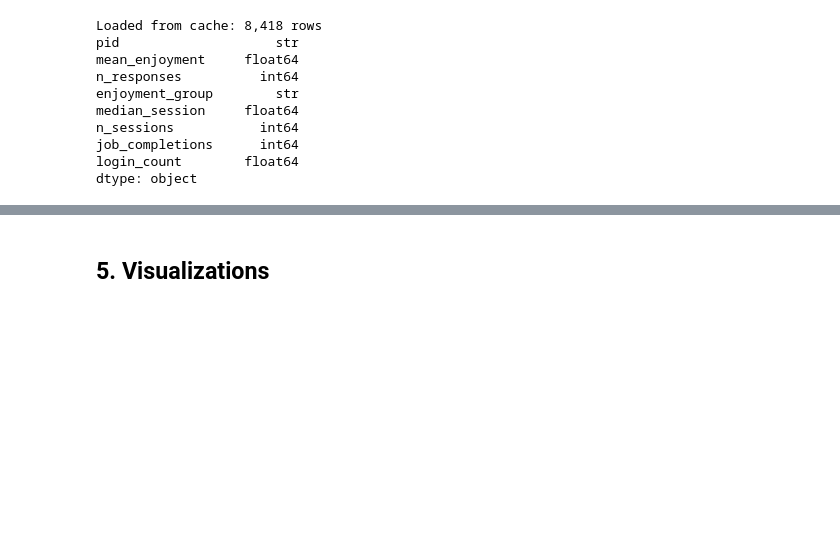
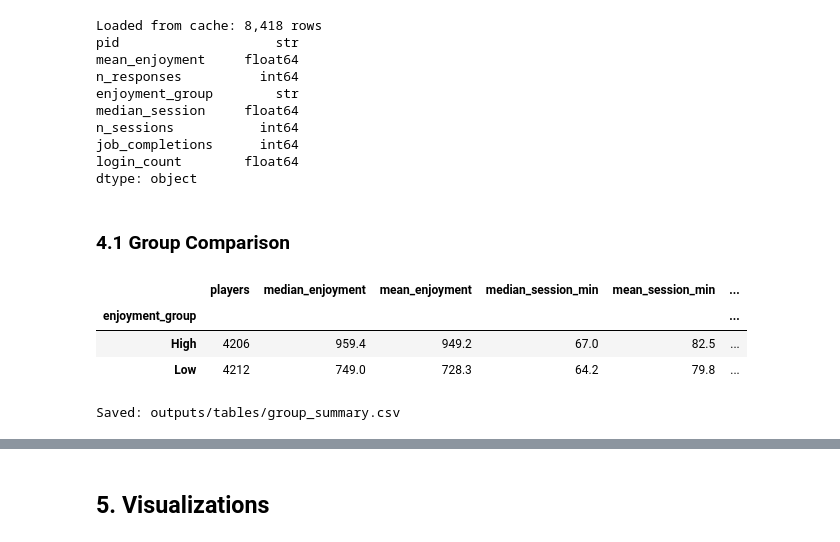
Before and after one commit to thebobmay/statistical-analysis-player-behavior, a Jupyter notebook: notebooks/analysis.ipynb, the cells around one changed output, grey strips where cells are left out. Cells and saved outputs as stored; diff of their text form; code cells hidden in the pictures; blank space fills up the shorter version.

```diff
--- a/notebooks/analysis.ipynb
+++ b/notebooks/analysis.ipynb
@@ -417,3 +417,31 @@ n_sessions           int64
 job_completions      int64
 login_count        float64
 dtype: object
+# %% [markdown]
+### 4.1 Group Comparison
+# %%
+group_summary = analysis_df.groupby('enjoyment_group').agg(
+    players=('pid', 'count'),
+    median_enjoyment=('mean_enjoyment', 'median'),
+    mean_enjoyment=('mean_enjoyment', 'mean'),
+    median_session_min=('median_session', 'median'),
+    mean_session_min=('median_session', 'mean'),
+    median_sessions=('n_sessions', 'median'),
+    median_job_completions=('job_completions', 'median'),
+    median_logins=('login_count', 'median'),
+).round(1)
+
+group_summary
+# %% [output]
+|  | players | median_enjoyment | mean_enjoyment | median_session_min | mean_session_min | ... |
+| enjoyment_group |  |  |  |  |  | ... |
+| High | 4206 | 959.4 | 949.2 | 67.0 | 82.5 | ... |
+| Low | 4212 | 749.0 | 728.3 | 64.2 | 79.8 | ... |
+# %%
+TABLES_DIR = Path('../outputs/tables')
+TABLES_DIR.mkdir(parents=True, exist_ok=True)
+
+group_summary.to_csv(TABLES_DIR / 'group_summary.csv')
+print("Saved: outputs/tables/group_summary.csv")
+# %% [output]
+Saved: outputs/tables/group_summary.csv
```
Also changed, not shown: parts of 4 cells of this notebook, 1 other file.
